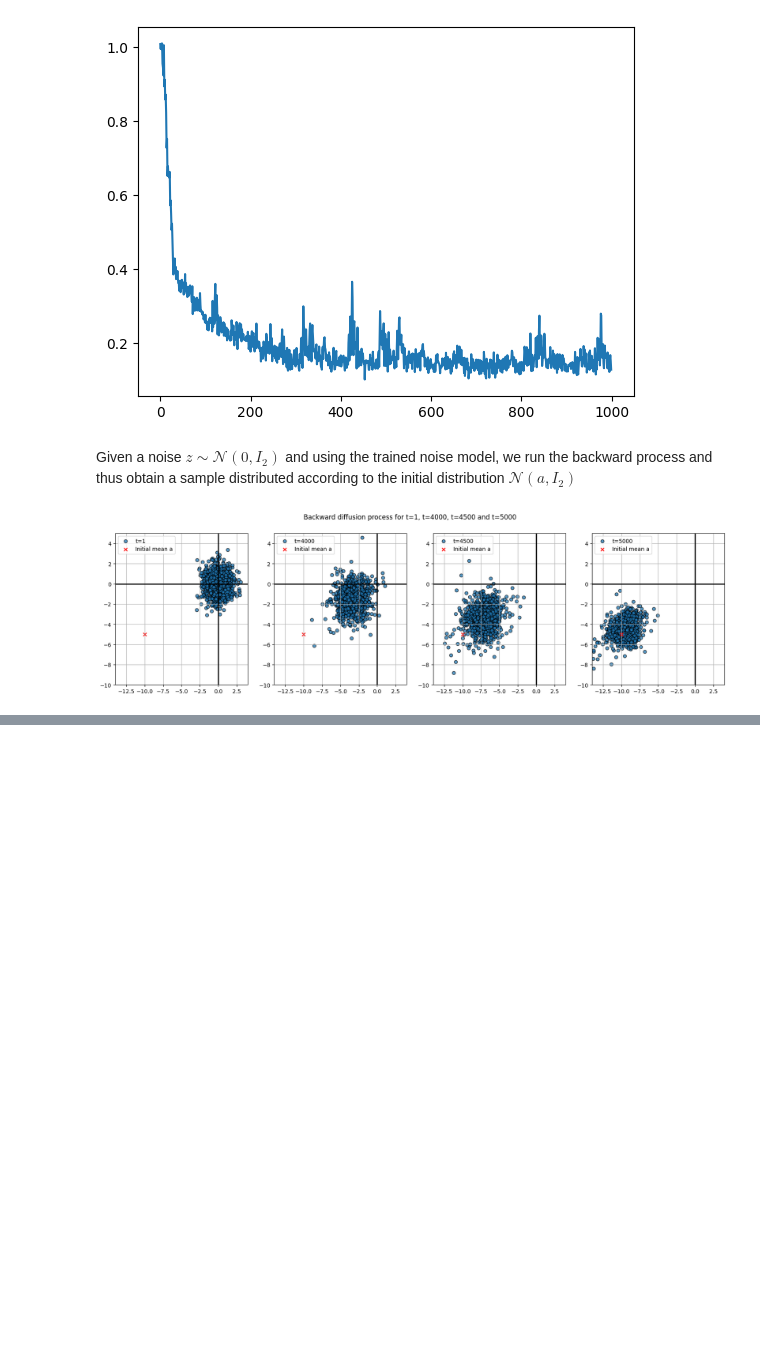
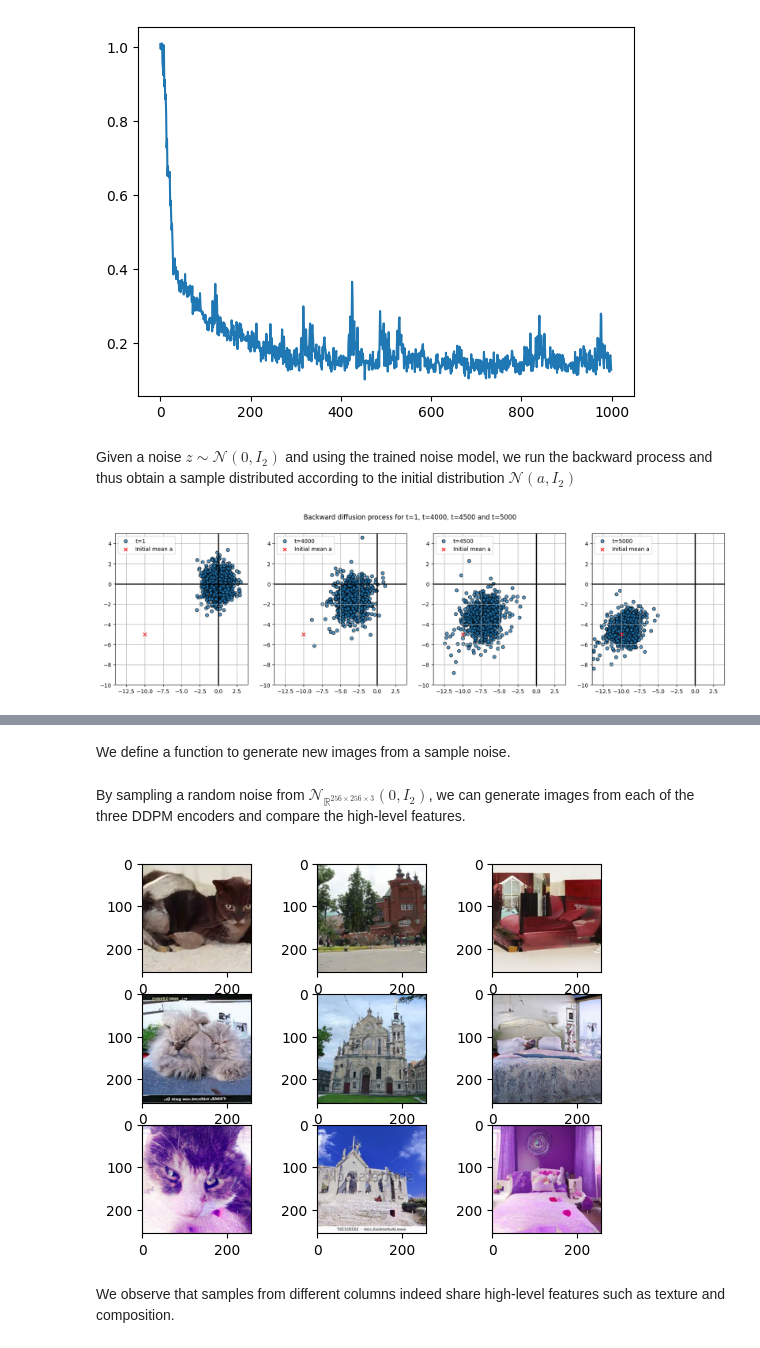
Before and after one commit to lucasdegeorge/diffusion_ot, a Jupyter notebook: experiment.ipynb, the cells around one changed output, grey strips where cells are left out. Drawn from its saved outputs; the diff is of its cells as text; code cells hidden in the pictures; blank space fills up the shorter version.

Commit message:
image section added

```diff
--- a/experiment.ipynb
+++ b/experiment.ipynb
@@ -317,0 +328,49 @@ for step, ax in zip(steps, axs):
+# %%
+import torch
+from diffusers import UNet2DModel, DDIMScheduler
+
+device = "cuda" if torch.cuda.is_available() else "cpu"
+
+cat_scheduler = DDIMScheduler.from_pretrained("google/ddpm-ema-cat-256")
+cat_model = UNet2DModel.from_pretrained("google/ddpm-ema-cat-256").to(device)
+cat_scheduler.set_timesteps(100)
+
+bed_scheduler = DDIMScheduler.from_pretrained("google/ddpm-ema-bedroom-256")
+bed_model = UNet2DModel.from_pretrained("google/ddpm-ema-bedroom-256").to(device)
+bed_scheduler.set_timesteps(100)
+
+church_scheduler = DDIMScheduler.from_pretrained("google/ddpm-ema-church-256")
+church_model = UNet2DModel.from_pretrained("google/ddpm-ema-church-256").to(device)
+church_scheduler.set_timesteps(100)
+
+sample_size = cat_model.config.sample_size
+# %% [markdown]
+We define a function to generate new images from a sample noise.
+# %%
+def generate_image(input_noise, scheduler, model):
+    input = input_noise
+    for t in scheduler.timesteps:
+        with torch.no_grad():
+            noisy_residual = model(input, t).sample
+        previous_noisy_sample = scheduler.step(noisy_residual, t, input).prev_sample
+        input = previous_noisy_sample
+
+    image = (input / 2 + 0.5).clamp(0, 1).squeeze()
+    image = (image.permute(1, 2, 0) * 255).round().to(torch.uint8).cpu().numpy()
+    return image
+# %% [markdown]
+By sampling a random noise from $\mathcal{N}_{\mathbb{R}^{256\times 256 \times 3}}(0,I_2)$, we can generate images from each of the three DDPM encoders and compare the high-level features.
+# %%
+f, axarr = plt.subplots(3,3)
+for i in range(3):
+    noise = torch.randn((1, 3, sample_size, sample_size), device=device)
+    cat_image = generate_image(noise, cat_scheduler, cat_model)
+    cele_image = generate_image(noise, bed_scheduler, bed_model)
+    church_image = generate_image(noise, church_scheduler, church_model)
+    axarr[i][0].imshow(cat_image)
+    axarr[i][1].imshow(church_image)
+    axarr[i][2].imshow(cele_image)
+# %% [output]
+[figure, added]
+# %% [markdown]
+We observe that samples from different columns indeed share high-level features such as texture and composition.
```
Also changed, not shown: parts of 2 cells of this notebook.
